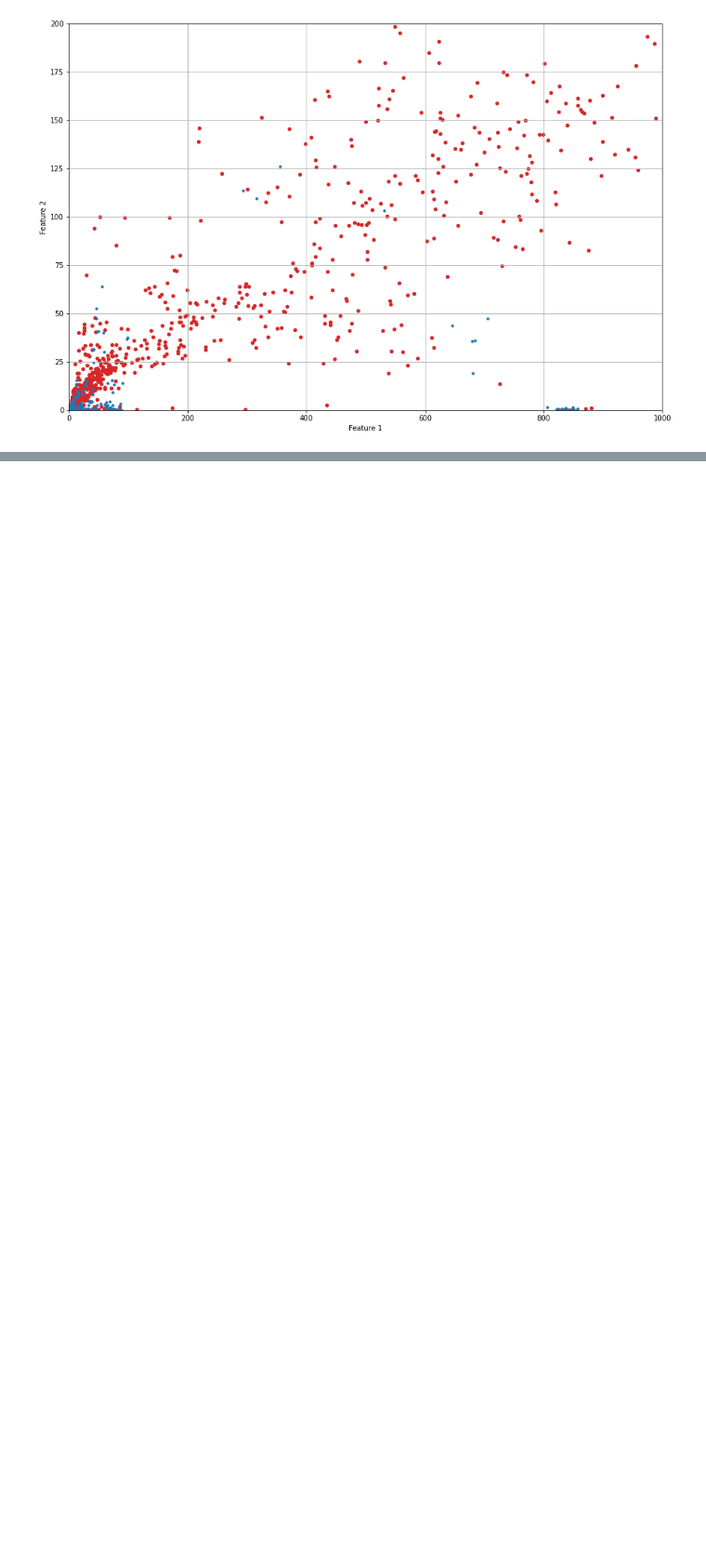
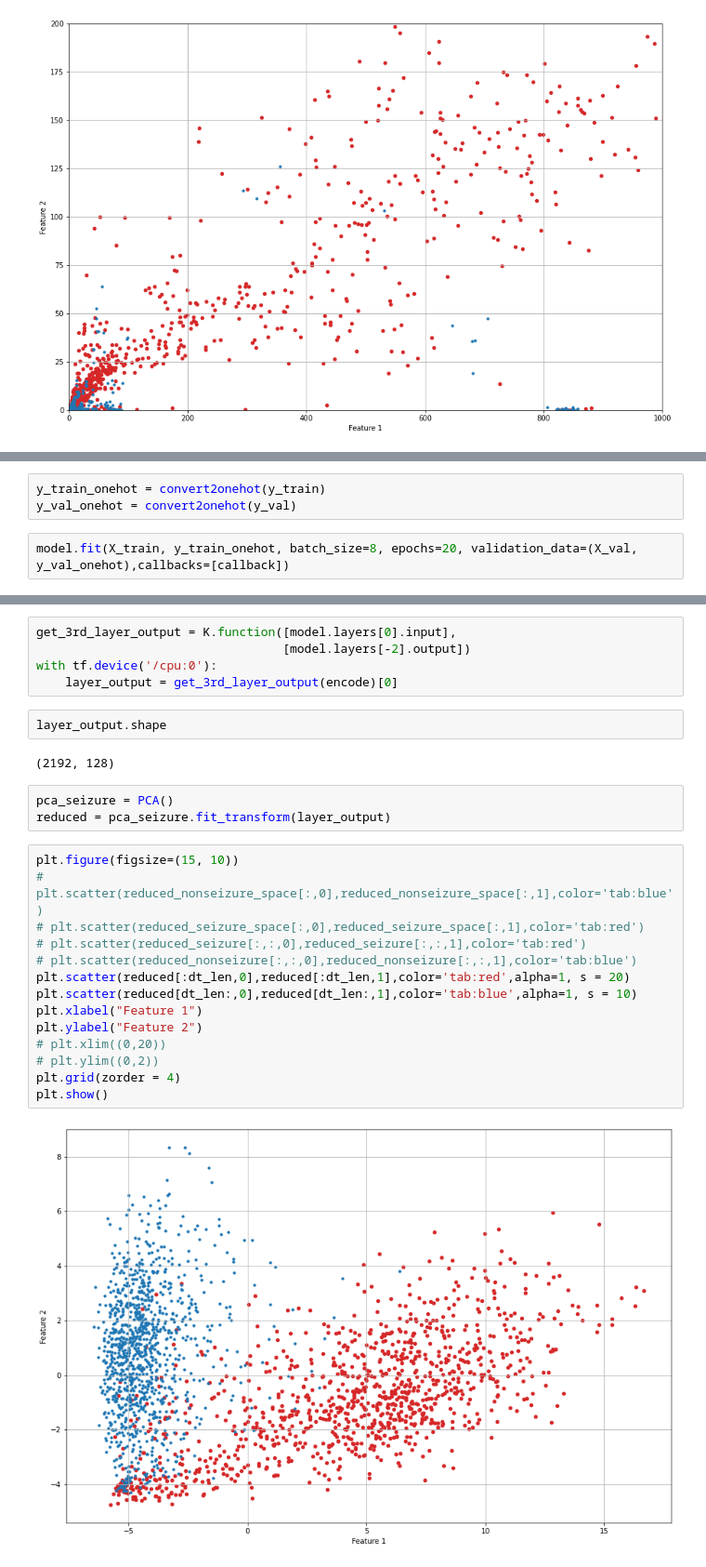
Before and after one commit to sirrus98/ieeg_toy_template, a Jupyter notebook: autoencoder_test.ipynb, the cells around one changed output, grey strips where cells are left out. Shown at 93% size. Drawn from its saved outputs; the diff is of its cells as text; blank space fills up the shorter version.

```diff
--- a/autoencoder_test.ipynb
+++ b/autoencoder_test.ipynb
@@ -267,0 +319,5 @@ plt.show()
+# %%
+y_train_onehot = convert2onehot(y_train)
+y_val_onehot = convert2onehot(y_val)
+# %%
+model.fit(X_train, y_train_onehot, batch_size=8, epochs=20, validation_data=(X_val, y_val_onehot),callbacks=[callback])
@@ -267,0 +364,28 @@ plt.show()
+# %%
+get_3rd_layer_output = K.function([model.layers[0].input],
+                                  [model.layers[-2].output])
+with tf.device('/cpu:0'):
+    layer_output = get_3rd_layer_output(encode)[0]
+# %%
+layer_output.shape
+# %% [output]
+(2192, 128)
+# %%
+pca_seizure = PCA()
+reduced = pca_seizure.fit_transform(layer_output)
+# %%
+plt.figure(figsize=(15, 10))
+# plt.scatter(reduced_nonseizure_space[:,0],reduced_nonseizure_space[:,1],color='tab:blue')
+# plt.scatter(reduced_seizure_space[:,0],reduced_seizure_space[:,1],color='tab:red')
+# plt.scatter(reduced_seizure[:,:,0],reduced_seizure[:,:,1],color='tab:red')
+# plt.scatter(reduced_nonseizure[:,:,0],reduced_nonseizure[:,:,1],color='tab:blue')
+plt.scatter(reduced[:dt_len,0],reduced[:dt_len,1],color='tab:red',alpha=1, s = 20)
+plt.scatter(reduced[dt_len:,0],reduced[dt_len:,1],color='tab:blue',alpha=1, s = 10)
+plt.xlabel("Feature 1")
+plt.ylabel("Feature 2")
+# plt.xlim((0,20))
+# plt.ylim((0,2))
+plt.grid(zorder = 4)
+plt.show()
+# %% [output]
+[figure, added]
```
Also changed, not shown: parts of 27 cells of this notebook.
